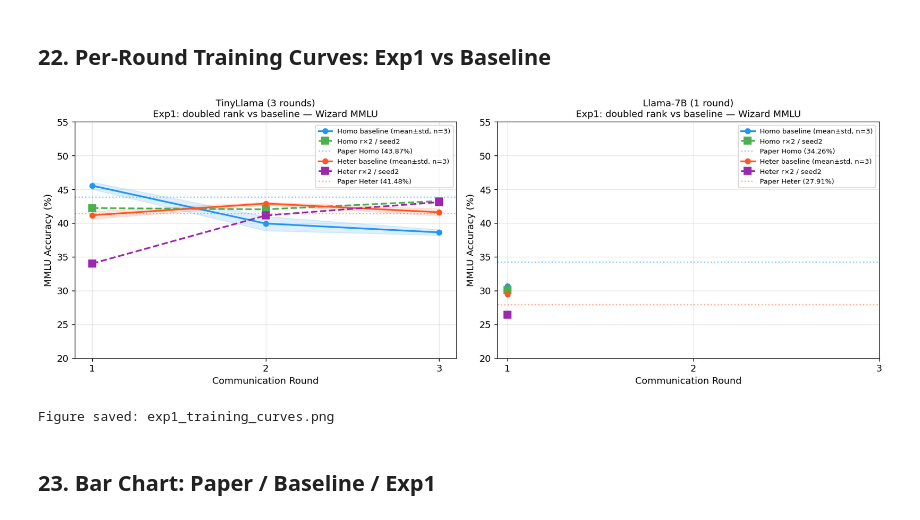
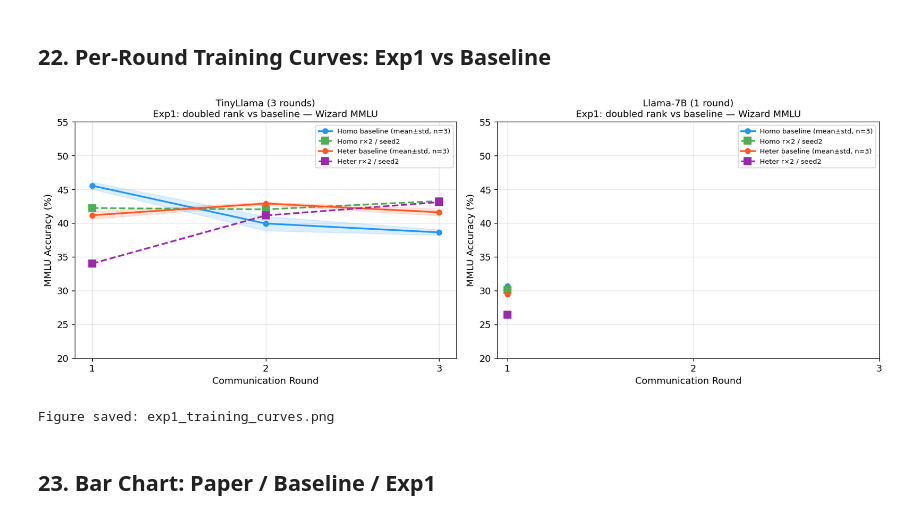
Before and after one commit to trantrieuvy/FederatedLLM, a Jupyter notebook: flora_results_analysis.ipynb, the cells around one changed output. Drawn from its saved outputs; the diff is of its cells as text; code cells hidden in the pictures.

```diff
--- a/flora_results_analysis.ipynb
+++ b/flora_results_analysis.ipynb
@@ -1117,36 +1117,36 @@ for ax, model, model_label in zip(
 
         ax.plot(rounds_base, base_mean, 'o-', color=c_base, linewidth=2,
                 label=f'{lbl} baseline (mean±std, n=3)')
         ax.fill_between(rounds_base,
                         base_mean - base_std,
                         base_mean + base_std,
                         color=c_base, alpha=0.15)
 
         # ── exp1: single seed 2 ───────────────────────────────────────────────
         if exp1_results[key] is not None:
             rounds_exp1 = np.arange(1, len(exp1_results[key]) + 1)
             ax.plot(rounds_exp1, exp1_results[key], 's--', color=c_exp1,
                     linewidth=2, markersize=8,
                     label=f'{lbl} r×2 / seed2')
 
         # ── paper target ──────────────────────────────────────────────────────
-        ax.axhline(paper_wiz[key], color=c_base, linestyle=':', alpha=0.5,
-                   label=f'Paper {lbl} ({paper_wiz[key]:.2f}%)')
+        # ax.axhline(paper_wiz[key], color=c_base, linestyle=':', alpha=0.5,
+        #            label=f'Paper {lbl} ({paper_wiz[key]:.2f}%)')
 
     ax.set_title(f'{model_label}\nExp1: doubled rank vs baseline — Wizard MMLU', fontsize=11)
     ax.set_xlabel('Communication Round')
     ax.set_ylabel('MMLU Accuracy (%)')
     ax.set_xticks(range(1, 4))
     ax.legend(fontsize=8)
     ax.grid(True, alpha=0.3)
     ax.set_ylim(20, 55)
 
 plt.tight_layout()
 plt.savefig('exp1_training_curves.png', bbox_inches='tight')
 plt.show()
 print("Figure saved: exp1_training_curves.png")
 # %% [output]
-[figure, old version]
+[figure, new version]
 Figure saved: exp1_training_curves.png
 # %% [markdown]
 ## 23. Bar Chart: Paper / Baseline / Exp1
```
Also changed, not shown: parts of 10 cells of this notebook, 5 other files.
